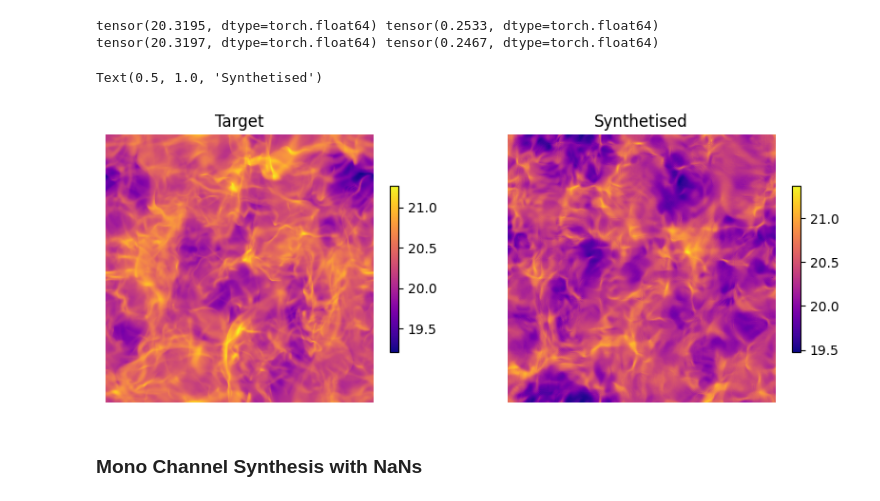
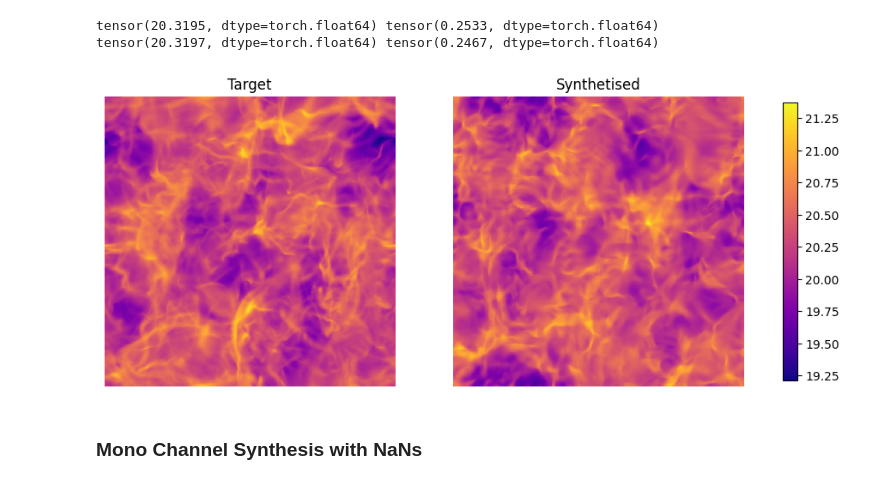
Before and after one commit to camilledussauchoy-glitch/STL-Dev_Camille, a Jupyter notebook: docs/user_notebook.ipynb, the cells around one changed output. Saved outputs shown, nothing was run; the diff lists cells and outputs as text; code cells hidden in the pictures.

```diff
--- a/docs/user_notebook.ipynb
+++ b/docs/user_notebook.ipynb
@@ -269,23 +269,26 @@ print(u1.mean(), u1.std())
 tensor(20.3195, dtype=torch.float64) tensor(0.2533, dtype=torch.float64)
 tensor(20.3197, dtype=torch.float64) tensor(0.2467, dtype=torch.float64)
 # %%
-plt.figure(figsize=(10,10))
-amp = 1
+fig, axes = plt.subplots(1, 2, figsize=(12, 6))
 
-plt.subplot(2,2,1)
-plt.imshow(target.array.cpu().numpy(), cmap='plasma')
-plt.colorbar(shrink=0.5)
-plt.axis('off')
-plt.title('Target')
+t = target.array.cpu().numpy()
+u = u1.cpu().numpy()
 
-plt.subplot(2,2,2)
-plt.imshow(u1.cpu().numpy(), cmap='plasma')
-plt.colorbar(shrink=0.5)
-plt.axis('off')
-plt.title('Synthetised')
+vmin = min(t.min(), u.min())
+vmax = max(t.max(), u.max())
+
+im0 = axes[0].imshow(t, cmap="plasma", vmin=vmin, vmax=vmax)
+axes[0].axis("off")
+axes[0].set_title("Target")
+
+im1 = axes[1].imshow(u, cmap="plasma", vmin=vmin, vmax=vmax)
+axes[1].axis("off")
+axes[1].set_title("Synthetised")
+
+fig.colorbar(im0, ax=axes, shrink=0.7)
+plt.show()
 # %% [output]
-Text(0.5, 1.0, 'Synthetised')
-[figure, old version]
+[figure, new version]
 # %% [markdown]
 ### Mono Channel Synthesis with NaNs
 # %%
```
Also changed, not shown: parts of 2 cells of this notebook, 2 other files.
